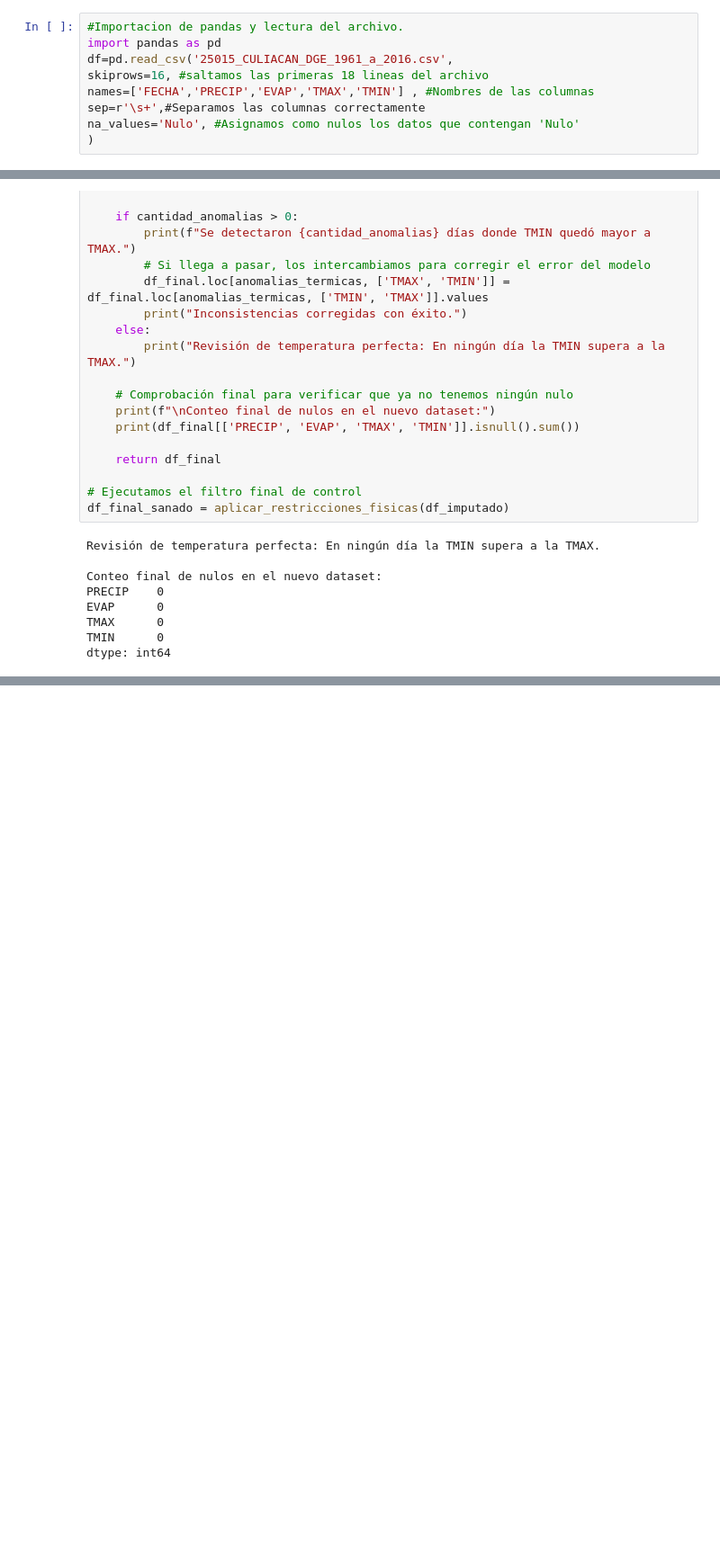
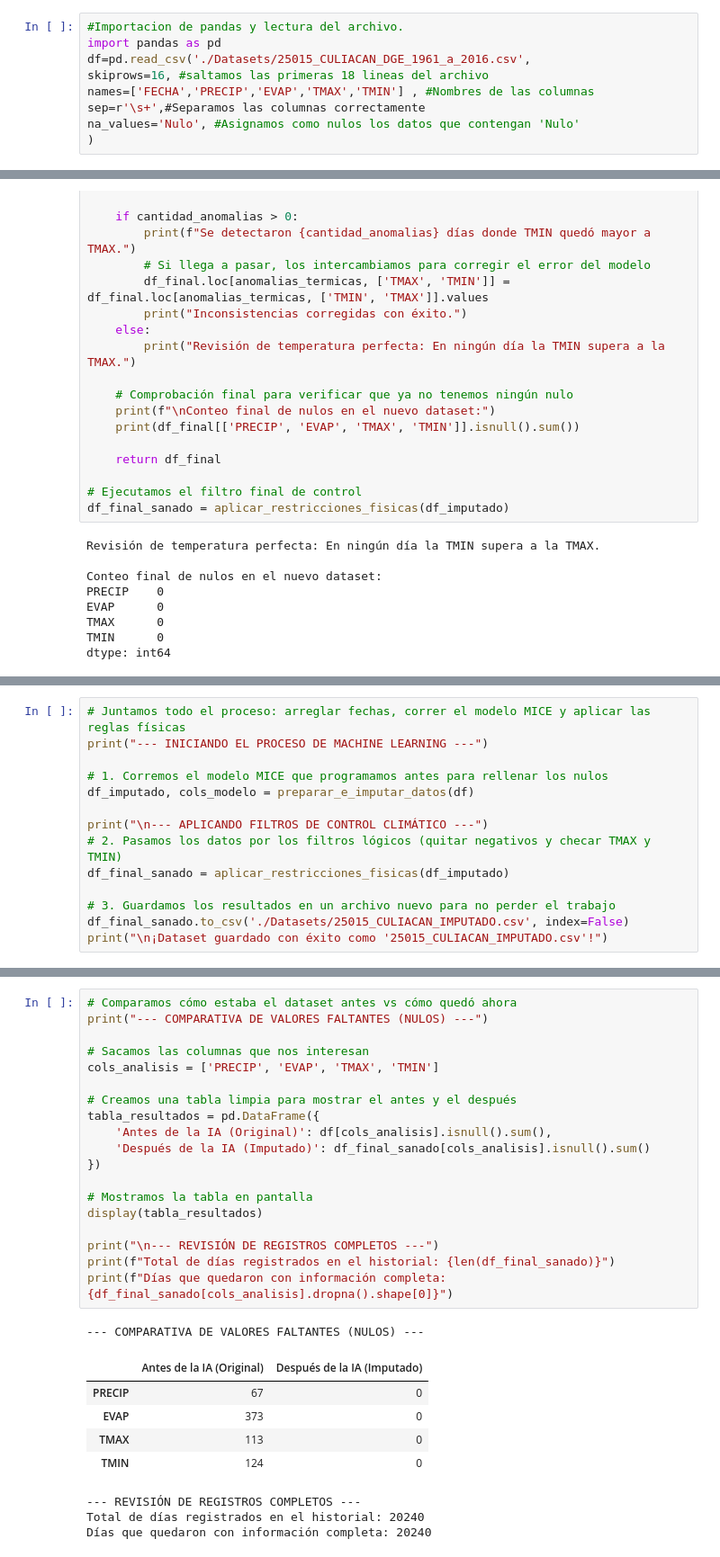
Before and after one commit to LuisArchuleta/CDD, a Jupyter notebook: Modulo_4/ML.ipynb, the cells around one changed output, grey strips where cells are left out. Shown at 90% size. Drawn from its saved outputs; the diff is of its cells as text; blank space fills up the shorter version.

```diff
--- a/Modulo_4/ML.ipynb
+++ b/Modulo_4/ML.ipynb
@@ -1,7 +1,7 @@
 # %%
 #Importacion de pandas y lectura del archivo.
 import pandas as pd
-df=pd.read_csv('25015_CULIACAN_DGE_1961_a_2016.csv',
+df=pd.read_csv('./Datasets/25015_CULIACAN_DGE_1961_a_2016.csv',
 skiprows=16, #saltamos las primeras 18 lineas del archivo
 names=['FECHA','PRECIP','EVAP','TMAX','TMIN'] , #Nombres de las columnas
 sep=r'\s+',#Separamos las columnas correctamente
@@ -329,0 +360,14 @@ dtype: int64
+# %%
+# Juntamos todo el proceso: arreglar fechas, correr el modelo MICE y aplicar las reglas físicas
+print("--- INICIANDO EL PROCESO DE MACHINE LEARNING ---")
+
+# 1. Corremos el modelo MICE que programamos antes para rellenar los nulos
+df_imputado, cols_modelo = preparar_e_imputar_datos(df)
+
+print("\n--- APLICANDO FILTROS DE CONTROL CLIMÁTICO ---")
+# 2. Pasamos los datos por los filtros lógicos (quitar negativos y checar TMAX y TMIN)
+df_final_sanado = aplicar_restricciones_fisicas(df_imputado)
+
+# 3. Guardamos los resultados en un archivo nuevo para no perder el trabajo
+df_final_sanado.to_csv('./Datasets/25015_CULIACAN_IMPUTADO.csv', index=False)
+print("\n¡Dataset guardado con éxito como '25015_CULIACAN_IMPUTADO.csv'!")
@@ -329,0 +394,29 @@ dtype: int64
+# %%
+# Comparamos cómo estaba el dataset antes vs cómo quedó ahora
+print("--- COMPARATIVA DE VALORES FALTANTES (NULOS) ---")
+
+# Sacamos las columnas que nos interesan
+cols_analisis = ['PRECIP', 'EVAP', 'TMAX', 'TMIN']
+
+# Creamos una tabla limpia para mostrar el antes y el después
+tabla_resultados = pd.DataFrame({
+    'Antes de la IA (Original)': df[cols_analisis].isnull().sum(),
+    'Después de la IA (Imputado)': df_final_sanado[cols_analisis].isnull().sum()
+})
+
+# Mostramos la tabla en pantalla
+display(tabla_resultados)
+
+print("\n--- REVISIÓN DE REGISTROS COMPLETOS ---")
+print(f"Total de días registrados en el historial: {len(df_final_sanado)}")
+print(f"Días que quedaron con información completa: {df_final_sanado[cols_analisis].dropna().shape[0]}")
+# %% [output]
+--- COMPARATIVA DE VALORES FALTANTES (NULOS) ---
+|  | Antes de la IA (Original) | Después de la IA (Imputado) |
+| PRECIP | 67 | 0 |
+| EVAP | 373 | 0 |
+| TMAX | 113 | 0 |
+| TMIN | 124 | 0 |
+--- REVISIÓN DE REGISTROS COMPLETOS ---
+Total de días registrados en el historial: 20240
+Días que quedaron con información completa: 20240
```
Also changed, not shown: parts of 6 cells of this notebook, 1 other file.
